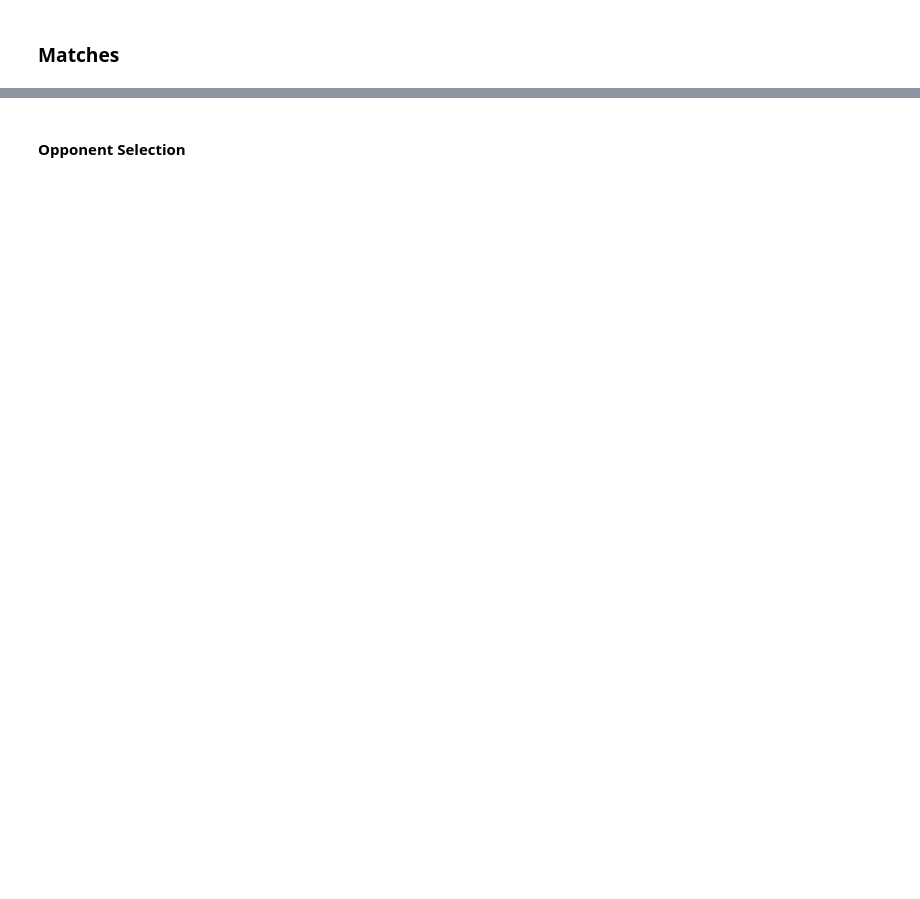
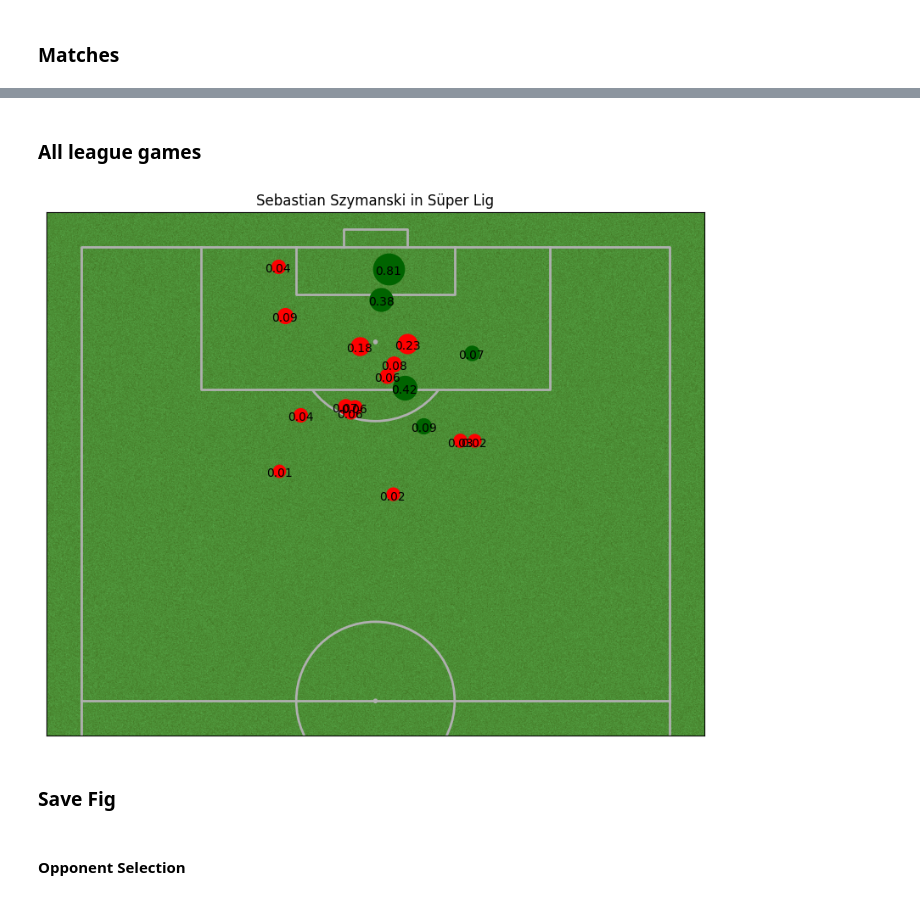
Before and after one commit to kdrercn/Football, a Jupyter notebook: shotmap.ipynb, the cells around one changed output, grey strips where cells are left out. Cells and saved outputs as stored; diff of their text form; code cells hidden in the pictures; blank space fills up the shorter version.

Commit message:
shotmap all league games and one game

```diff
--- a/shotmap.ipynb
+++ b/shotmap.ipynb
@@ -6,5 +32,5 @@ client = MobFot()
 # %%
-league = client.get_league("71")
+league = client.get_league(league_id)
 # %% [markdown]
 ### her takım
 # %%
@@ -59,3 +83,5 @@ team_name = "Adana Demirspor"
+# %%
+team_name = "Fenerbahçe"
 # %%
 if team_name in league_df["team_name"].values:
     team_id = league_df.loc[league_df["team_name"] == team_name, "team_id"].values[0]
@@ -162,0 +213,59 @@ print(matches_df)
+# %% [markdown]
+### All league games
+# %%
+import pandas as pd
+import matplotlib.pyplot as plt
+import matplotlib.ticker as ticker
+import matplotlib.patheffects as path_effects
+
+# We"ll only use a vertical pitch for this tutorial
+from mplsoccer import VerticalPitch
+import mplcursors
+from mplcursors import cursor
+i=0
+fig = plt.figure(figsize = (10,10), dpi = 100)
+ax = plt.subplot(111)
+
+colors = "red"
+
+# Notice the extra parameters passed to the object
+pitch = VerticalPitch(
+    pitch_type = "uefa",
+    half = True,
+    axis = True,
+    label = False,
+    tick = False,
+    pitch_color="grass",
+    goal_type="box"
+)
+pitch.draw(ax = ax)
+
+for i in range(len(matches_df)):
+    opponent_name = matches_df.loc[i]["opponent_name"]
+    if opponent_name in league_df["team_name"].to_list():
+        opponent_id = matches_df.loc[i]["opponent_id"]
+        match_id = matches_df.loc[i]["match_id"]
+        get_match =  client.get_match_details(match_id)
+        get_match1 = list(get_match.values())
+        match_events = list(get_match1[5].values())
+        match_shots = match_events[4]["shots"]
+        length = len(match_shots)
+        y=0
+        for y in range(length):
+            ax.set_title(playername + " in " + league_name)
+            if match_shots[y]["playerName"] == playername and match_shots[y]["eventType"] == "Goal":
+                colors = "darkgreen"
+                ax.scatter(match_shots[y]["y"],match_shots[y]["x"], s = (round(match_shots[y]["expectedGoals"], 2)*720) + 100, c=colors)
+
+                ax.annotate(round(match_shots[y]["expectedGoals"], 2), (match_shots[y]["y"],match_shots[y]["x"]), textcoords="offset points", xytext=(0, -5),  ha="center")
+                # ax.annotate(round(match_shots[y]["expectedGoals"], 2), (match_shots[y]["y"],match_shots[y]["x"]))
+            if match_shots[y]["playerName"] == playername and match_shots[y]["eventType"] != "Goal":
+                colors = "red"
+                ax.scatter(match_shots[y]["y"],match_shots[y]["x"], s = (round(match_shots[y]["expectedGoals"], 2)*720) + 100, c=colors)
+
+                ax.annotate(round(match_shots[y]["expectedGoals"], 2), (match_shots[y]["y"],match_shots[y]["x"]), textcoords="offset points", xytext=(0, -5),  ha="center")
+                # ax.annotate(round(match_shots[y]["expectedGoals"], 2), (match_shots[y]["y"],match_shots[y]["x"]))
+# %% [output]
+[figure, added]
+# %% [markdown]
+### Save Fig
```
Also changed, not shown: parts of 24 cells of this notebook, 1 other file.
